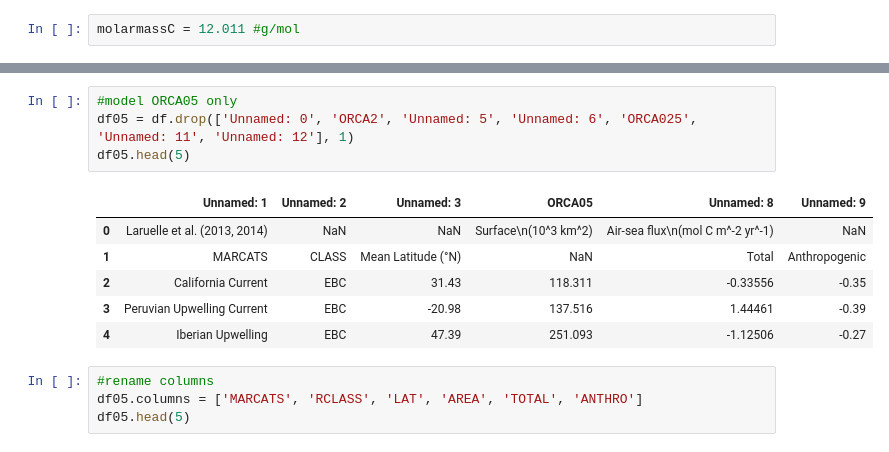
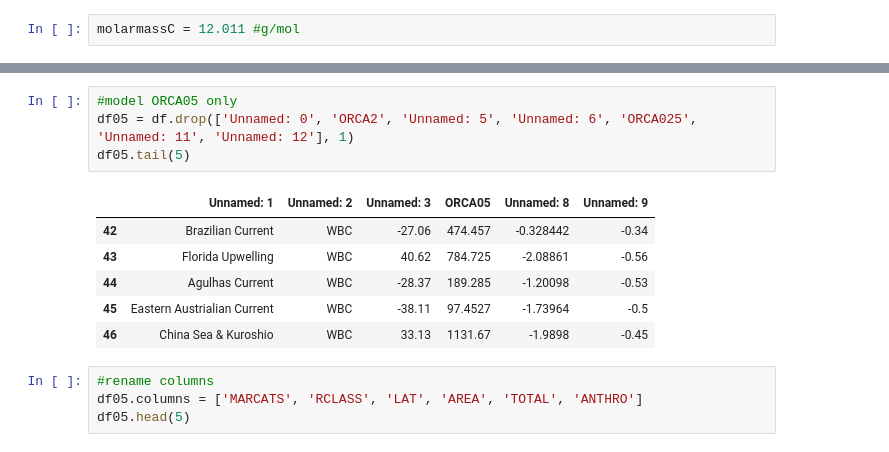
Before and after one commit to KatiRG/CO2airsea, a Jupyter notebook: Build_fluxes_perSurfaceArea.ipynb, the cells around one changed output, grey strips where cells are left out. Saved outputs shown, nothing was run; the diff lists cells and outputs as text.

```diff
--- a/Build_fluxes_perSurfaceArea.ipynb
+++ b/Build_fluxes_perSurfaceArea.ipynb
@@ -36,14 +36,14 @@ df.head(10)
 # %%
 #model ORCA05 only
 df05 = df.drop(['Unnamed: 0', 'ORCA2', 'Unnamed: 5', 'Unnamed: 6', 'ORCA025', 'Unnamed: 11', 'Unnamed: 12'], 1)
-df05.head(5)
+df05.tail(5)
 # %% [output]
 |  | Unnamed: 1 | Unnamed: 2 | Unnamed: 3 | ORCA05 | Unnamed: 8 | Unnamed: 9 |
-| 0 | Laruelle et al. (2013, 2014) | NaN | NaN | Surface\n(10^3 km^2) | Air-sea flux\n(mol C m^-2 yr^-1) | NaN |
-| 1 | MARCATS | CLASS | Mean Latitude (°N) | NaN | Total | Anthropogenic |
-| 2 | California Current | EBC | 31.43 | 118.311 | -0.33556 | -0.35 |
-| 3 | Peruvian Upwelling Current | EBC | -20.98 | 137.516 | 1.44461 | -0.39 |
-| 4 | Iberian Upwelling | EBC | 47.39 | 251.093 | -1.12506 | -0.27 |
+| 42 | Brazilian Current | WBC | -27.06 | 474.457 | -0.328442 | -0.34 |
+| 43 | Florida Upwelling | WBC | 40.62 | 784.725 | -2.08861 | -0.56 |
+| 44 | Agulhas Current | WBC | -28.37 | 189.285 | -1.20098 | -0.53 |
+| 45 | Eastern Austrialian Current | WBC | -38.11 | 97.4527 | -1.73964 | -0.5 |
+| 46 | China Sea & Kuroshio | WBC | 33.13 | 1131.67 | -1.9898 | -0.45 |
 # %%
 #rename columns
 df05.columns = ['MARCATS', 'RCLASS', 'LAT', 'AREA', 'TOTAL', 'ANTHRO']
```
Also changed, not shown: parts of 17 cells of this notebook, 2 other files.
